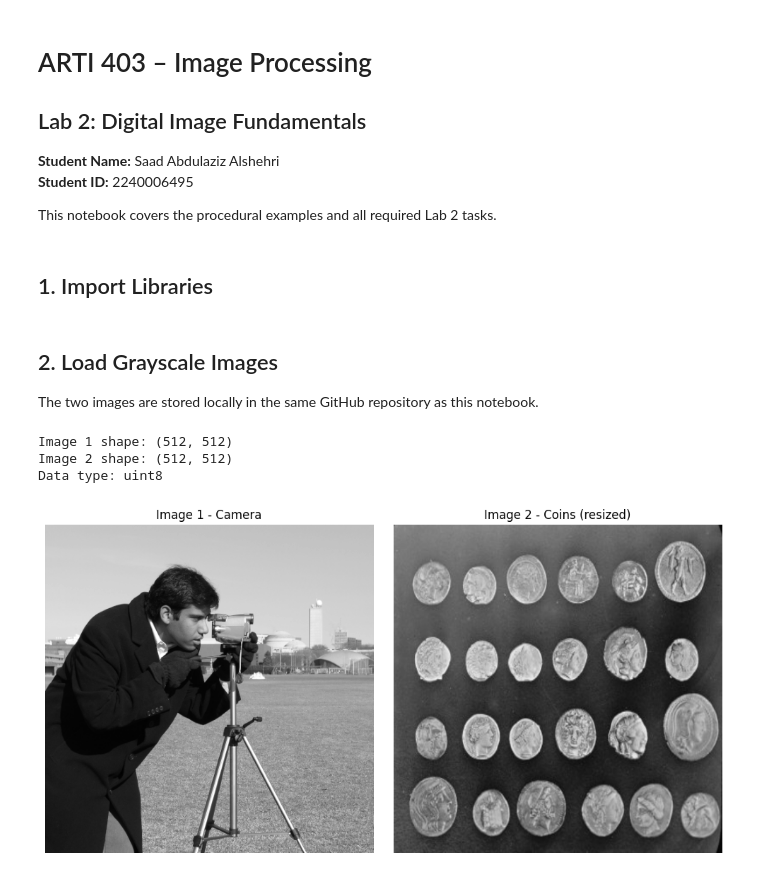
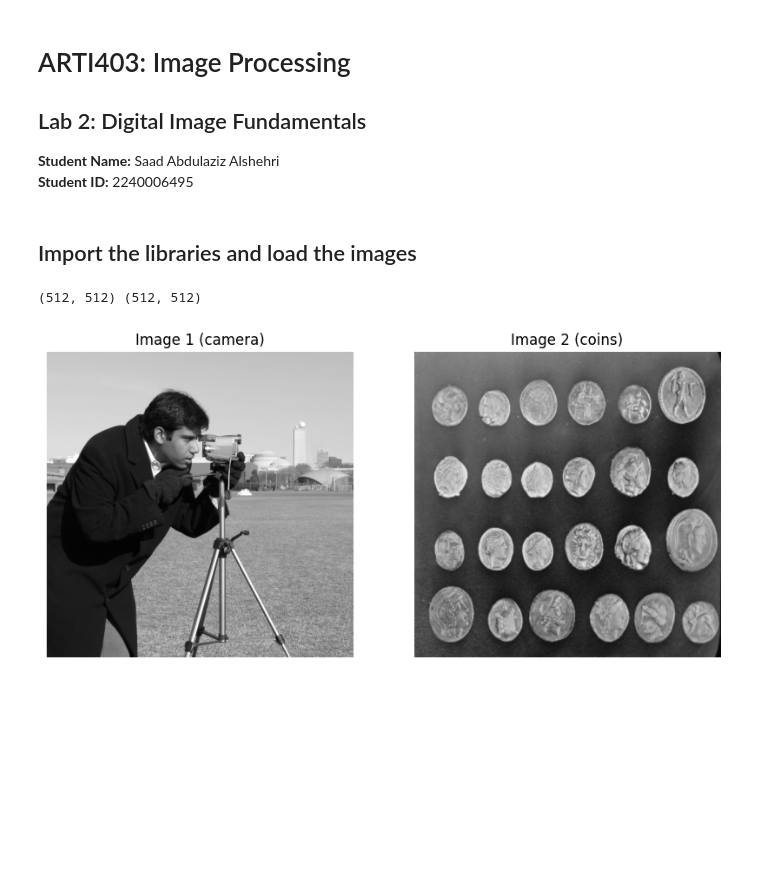
Before and after one commit to UIUO0/ARTI403-Image-Processing, a Jupyter notebook: lap2/ARTI403_Lab2_2240006495.ipynb, the cells around one changed output. Cells and saved outputs as stored; diff of their text form; code cells hidden in the pictures; blank space fills up the shorter version.

```diff
--- a/lap2/ARTI403_Lab2_2240006495.ipynb
+++ b/lap2/ARTI403_Lab2_2240006495.ipynb
@@ -1,52 +1,31 @@
 # %% [markdown]
-# ARTI 403 – Image Processing
+# ARTI403: Image Processing
 ## Lab 2: Digital Image Fundamentals
 
 **Student Name:** Saad Abdulaziz Alshehri
 **Student ID:** 2240006495
-
-
-This notebook covers the procedural examples and all required Lab 2 tasks.
-# %% [markdown]
-## 1. Import Libraries
+# %% [markdown]
+## Import the libraries and load the images
 # %%
 import cv2
 import numpy as np
 import matplotlib.pyplot as plt
-
-plt.rcParams['figure.figsize'] = (12, 5)
-plt.rcParams['image.cmap'] = 'gray'
-# %% [markdown]
-## 2. Load Grayscale Images
-
-The two images are stored locally in the same GitHub repository as this notebook.
 # %%
-img1 = cv2.imread('camera.png', cv2.IMREAD_GRAYSCALE)
-img2 = cv2.imread('coins.png', cv2.IMREAD_GRAYSCALE)
+img1 = cv2.imread('images/camera.png', cv2.IMREAD_GRAYSCALE)
+img2 = cv2.imread('images/coins.png', cv2.IMREAD_GRAYSCALE)
 
-if img1 is None or img2 is None:
-    raise FileNotFoundError("Make sure camera.png and coins.png are in the same folder as the notebook.")
-
-# Pixel-by-pixel arithmetic/logical operations require matching dimensions.
-img2 = cv2.resize(img2, (img1.shape[1], img1.shape[0]), interpolation=cv2.INTER_LINEAR)
-
-print('Image 1 shape:', img1.shape)
-print('Image 2 shape:', img2.shape)
-print('Data type:', img1.dtype)
+# the two images must have the same size for the operations
+img2 = cv2.resize(img2, (img1.shape[1], img1.shape[0]))
+print(img1.shape, img2.shape)
 
 fig, axes = plt.subplots(1, 2, figsize=(10, 5))
 axes[0].imshow(img1, cmap='gray', vmin=0, vmax=255)
-axes[0].set_title('Image 1 - Camera')
-axes[0].axis('off')
-
+axes[0].set_title('Image 1 (camera)')
 axes[1].imshow(img2, cmap='gray', vmin=0, vmax=255)
-axes[1].set_title('Image 2 - Coins (resized)')
-axes[1].axis('off')
-
-plt.tight_layout()
+axes[1].set_title('Image 2 (coins)')
+for ax in axes:
+    ax.axis('off')
 plt.show()
 # %% [output]
-Image 1 shape: (512, 512)
-Image 2 shape: (512, 512)
-Data type: uint8
+(512, 512) (512, 512)
-[figure, old version]
+[figure, new version]
```
Also changed, not shown: parts of 14 cells of this notebook, 21 other files.
